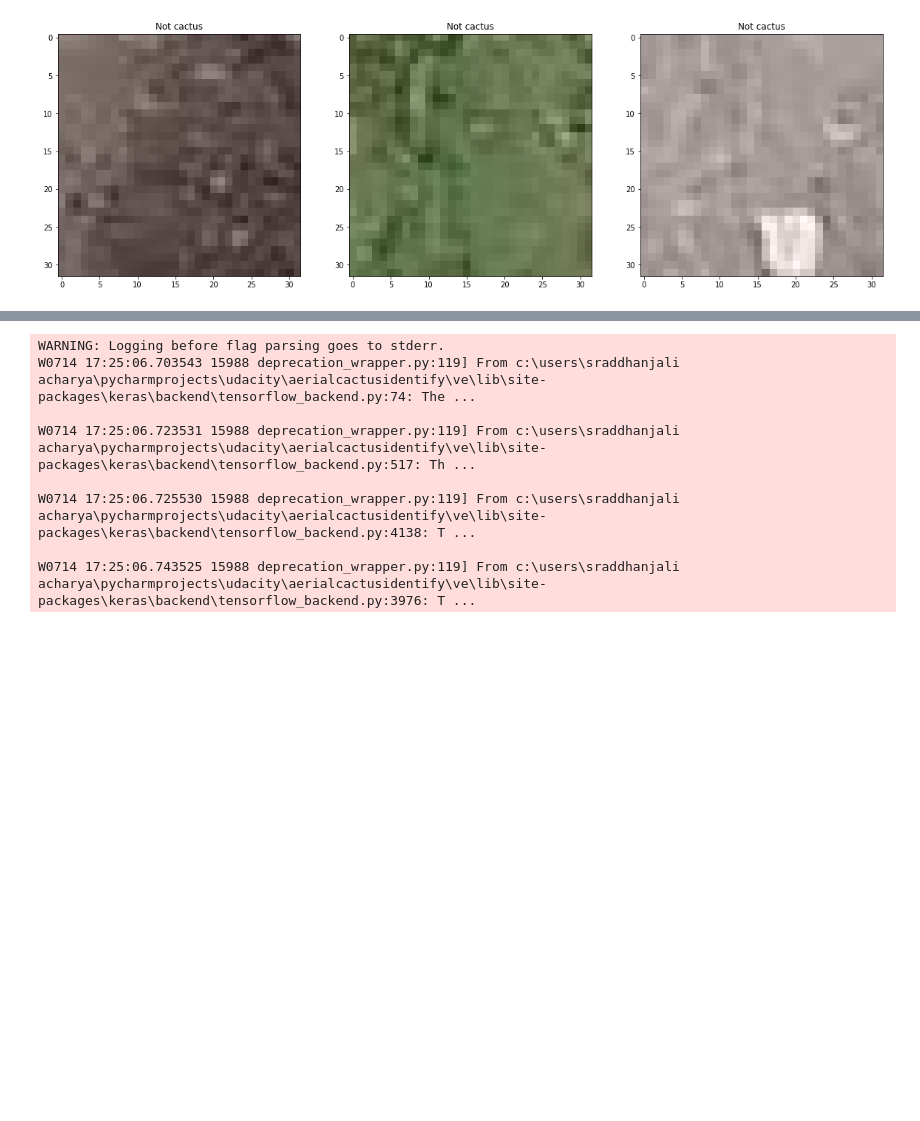
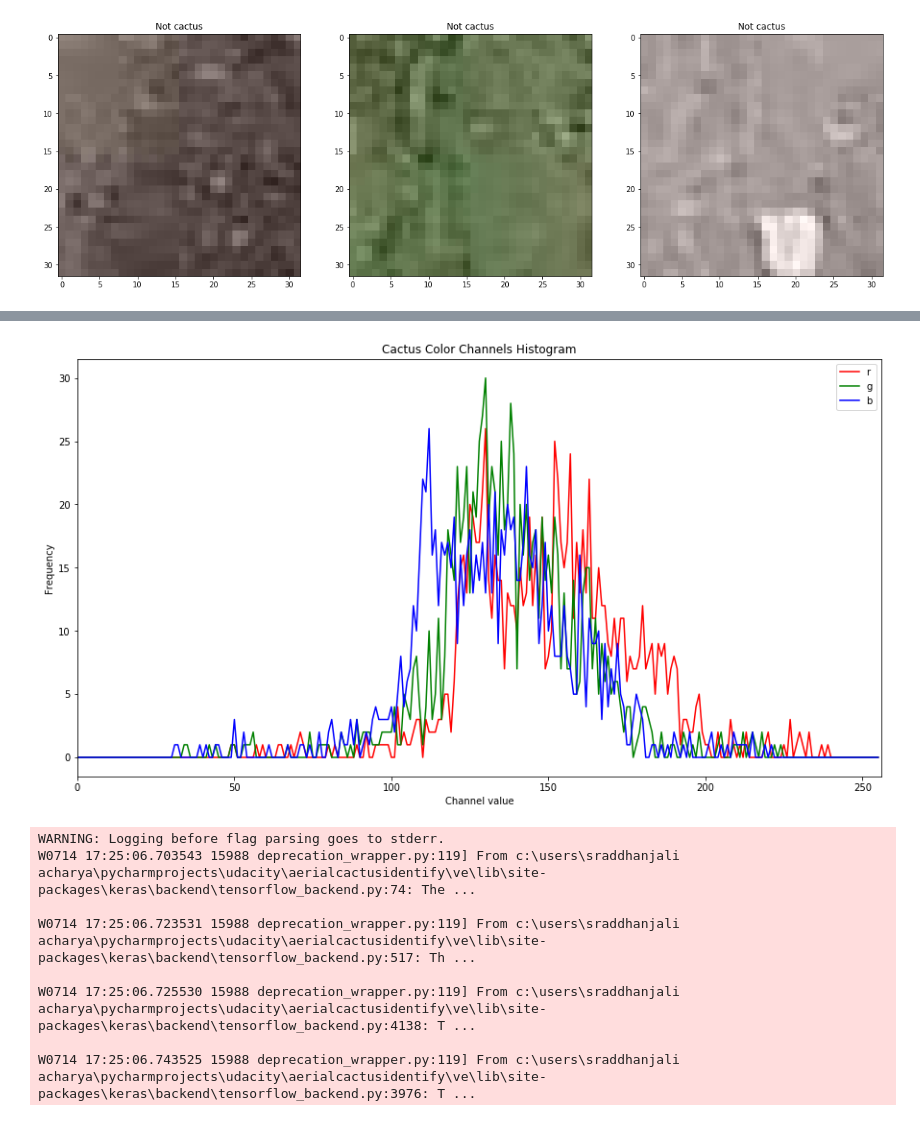
Before and after one commit to tilaprimera/Aerial-Cactus-Identification, a Jupyter notebook: aerial_cactus_identify.ipynb, the cells around one changed output, grey strips where cells are left out. Drawn from its saved outputs; the diff is of its cells as text; code cells hidden in the pictures; blank space fills up the shorter version.

```diff
--- a/aerial_cactus_identify.ipynb
+++ b/aerial_cactus_identify.ipynb
@@ -92,0 +107,14 @@ plt.show()
+# %%
+colors = [('Red', 'r'), ('Green', 'g'), ('Blue', 'b')]
+fig = plt.figure(figsize=(15, 8))
+for i in range(3):
+    hist = cv2.calcHist([cactus_img], [i], None, [256], [0, 256])
+    plt.plot(hist, color=colors[i][1], label=colors[i][1])
+    plt.xlim([0, 256])
+    plt.title("Cactus Color Channels Histogram")
+    plt.xlabel("Channel value")
+    plt.ylabel("Frequency")
+    plt.legend()
+plt.show()
+# %% [output]
+[figure, added]
```
Also changed, not shown: parts of 4 cells of this notebook.
